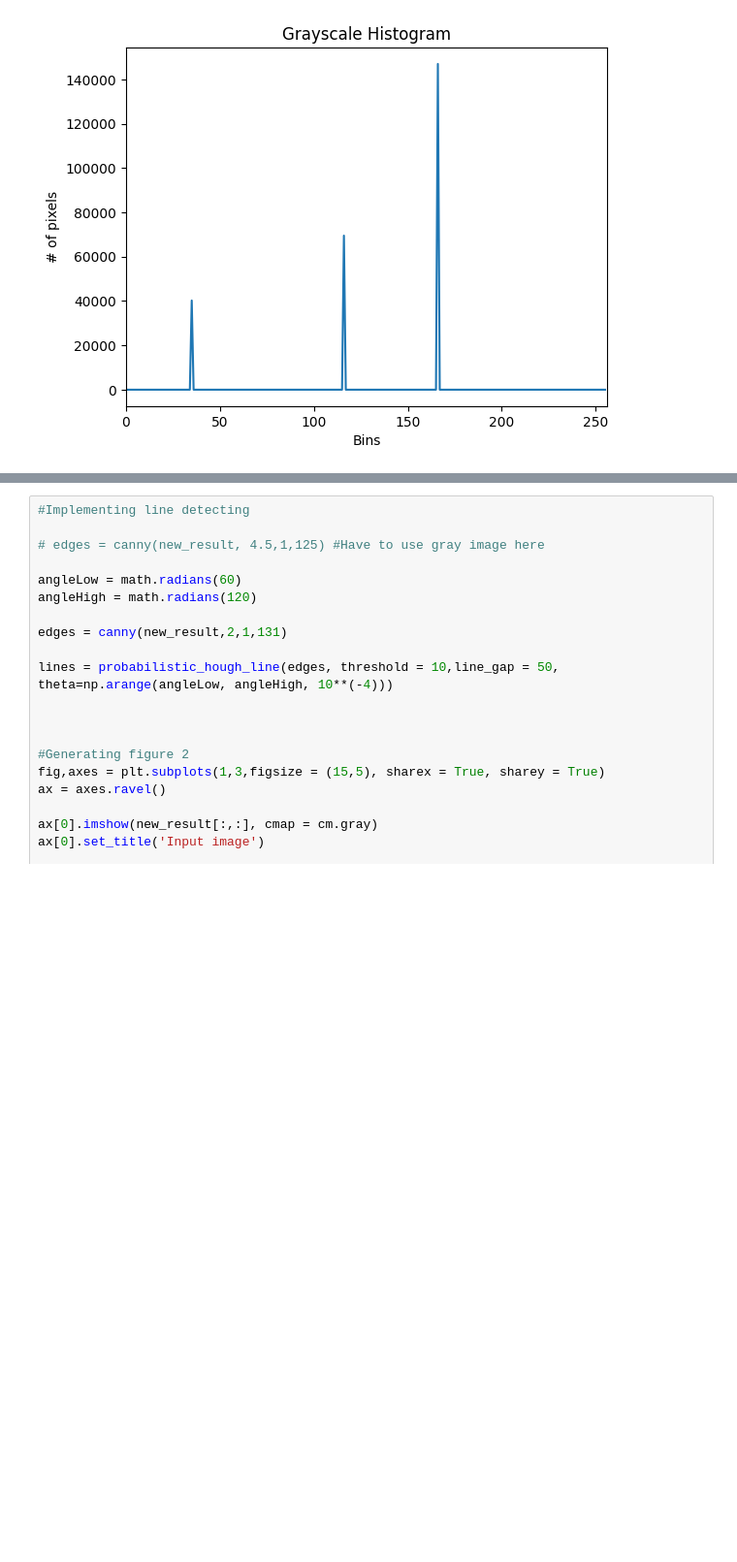
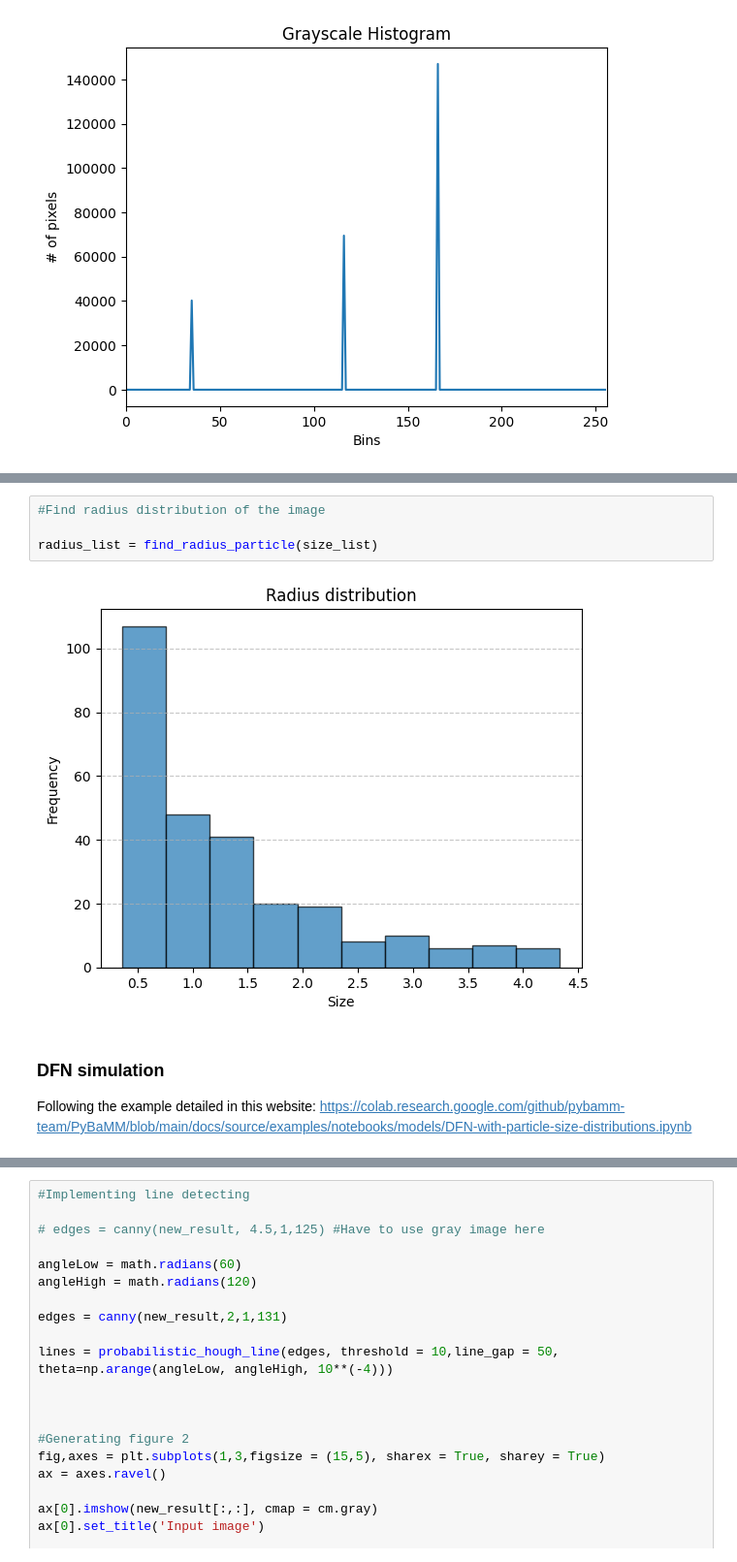
Before and after one commit to trunghth123/ImageProcessingLi, a Jupyter notebook: main.ipynb, the cells around one changed output, grey strips where cells are left out. Shown at 97% size. Saved outputs shown, nothing was run; the diff lists cells and outputs as text; blank space fills up the shorter version.

```diff
--- a/main.ipynb
+++ b/main.ipynb
@@ -92,0 +90,10 @@ size_list = find_particle_size(kmeans,histogram=hist)
+# %%
+#Find radius distribution of the image
+
+radius_list = find_radius_particle(size_list)
+# %% [output]
+[figure, added]
+# %% [markdown]
+### DFN simulation
+
+Following the example detailed in this website: https://colab.research.google.com/github/pybamm-team/PyBaMM/blob/main/docs/source/examples/notebooks/models/DFN-with-particle-size-distributions.ipynb
```
Also changed, not shown: parts of 9 cells of this notebook, 1 other file.
